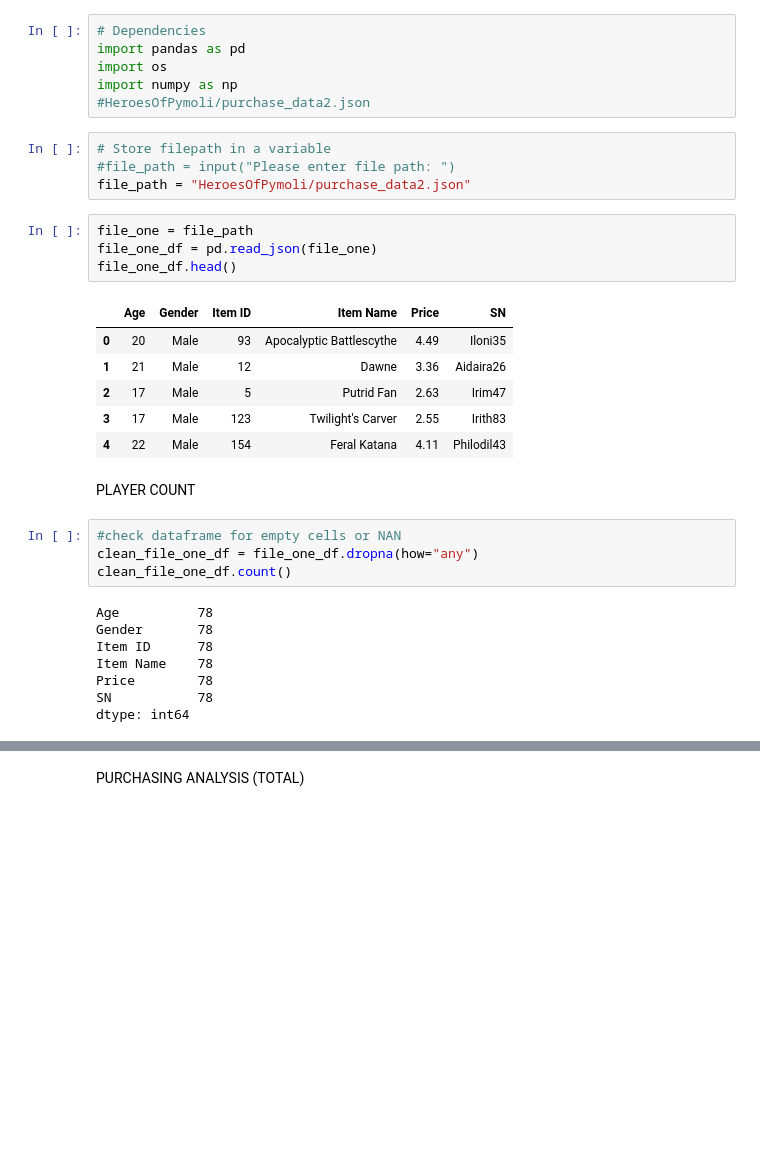
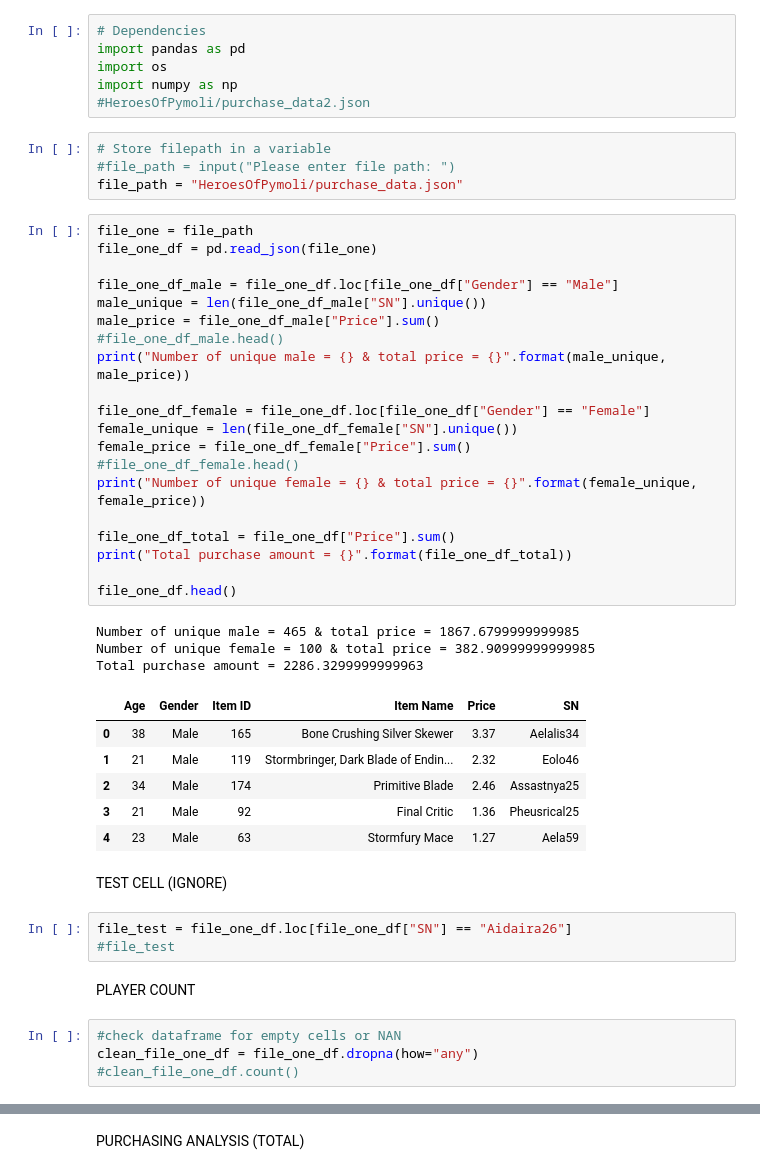
Before and after one commit to Niyatihd/pandas-challenge, a Jupyter notebook: heroes_of_pymoli.ipynb, the cells around one changed output, grey strips where cells are left out. Saved outputs shown, nothing was run; the diff lists cells and outputs as text; blank space fills up the shorter version.

```diff
--- a/heroes_of_pymoli.ipynb
+++ b/heroes_of_pymoli.ipynb
@@ -9,31 +9,47 @@ import numpy as np
 # %%
 # Store filepath in a variable
 #file_path = input("Please enter file path: ")
-file_path = "HeroesOfPymoli/purchase_data2.json"
+file_path = "HeroesOfPymoli/purchase_data.json"
-# %%
-file_one = file_path
-file_one_df = pd.read_json(file_one)
-file_one_df.head()
-# %% [output]
-|  | Age | Gender | Item ID | Item Name | Price | SN |
-| 0 | 20 | Male | 93 | Apocalyptic Battlescythe | 4.49 | Iloni35 |
-| 1 | 21 | Male | 12 | Dawne | 3.36 | Aidaira26 |
-| 2 | 17 | Male | 5 | Putrid Fan | 2.63 | Irim47 |
-| 3 | 17 | Male | 123 | Twilight's Carver | 2.55 | Irith83 |
-| 4 | 22 | Male | 154 | Feral Katana | 4.11 | Philodil43 |
+# %%
+file_one = file_path
+file_one_df = pd.read_json(file_one)
+
+file_one_df_male = file_one_df.loc[file_one_df["Gender"] == "Male"]
+male_unique = len(file_one_df_male["SN"].unique())
+male_price = file_one_df_male["Price"].sum()
+#file_one_df_male.head()
+print("Number of unique male = {} & total price = {}".format(male_unique, male_price))
+
+file_one_df_female = file_one_df.loc[file_one_df["Gender"] == "Female"]
+female_unique = len(file_one_df_female["SN"].unique())
+female_price = file_one_df_female["Price"].sum()
+#file_one_df_female.head()
+print("Number of unique female = {} & total price = {}".format(female_unique, female_price))
+
+file_one_df_total = file_one_df["Price"].sum()
+print("Total purchase amount = {}".format(file_one_df_total))
+
+file_one_df.head()
+# %% [output]
+Number of unique male = 465 & total price = 1867.6799999999985
+Number of unique female = 100 & total price = 382.90999999999985
+Total purchase amount = 2286.3299999999963
+|  | Age | Gender | Item ID | Item Name | Price | SN |
+| 0 | 38 | Male | 165 | Bone Crushing Silver Skewer | 3.37 | Aelalis34 |
+| 1 | 21 | Male | 119 | Stormbringer, Dark Blade of Endin... | 2.32 | Eolo46 |
+| 2 | 34 | Male | 174 | Primitive Blade | 2.46 | Assastnya25 |
+| 3 | 21 | Male | 92 | Final Critic | 1.36 | Pheusrical25 |
+| 4 | 23 | Male | 63 | Stormfury Mace | 1.27 | Aela59 |
+# %% [markdown]
+TEST CELL (IGNORE)
+# %%
+file_test = file_one_df.loc[file_one_df["SN"] == "Aidaira26"]
+#file_test
 # %% [markdown]
 PLAYER COUNT
 # %%
 #check dataframe for empty cells or NAN
 clean_file_one_df = file_one_df.dropna(how="any")
-clean_file_one_df.count()
+#clean_file_one_df.count()
-# %% [output]
-Age          78
-Gender       78
-Item ID      78
-Item Name    78
-Price        78
-SN           78
-dtype: int64
 # %%
 total_players = len(file_one_df['SN'].unique())
```
Also changed, not shown: parts of 14 cells of this notebook, 2 other files.
